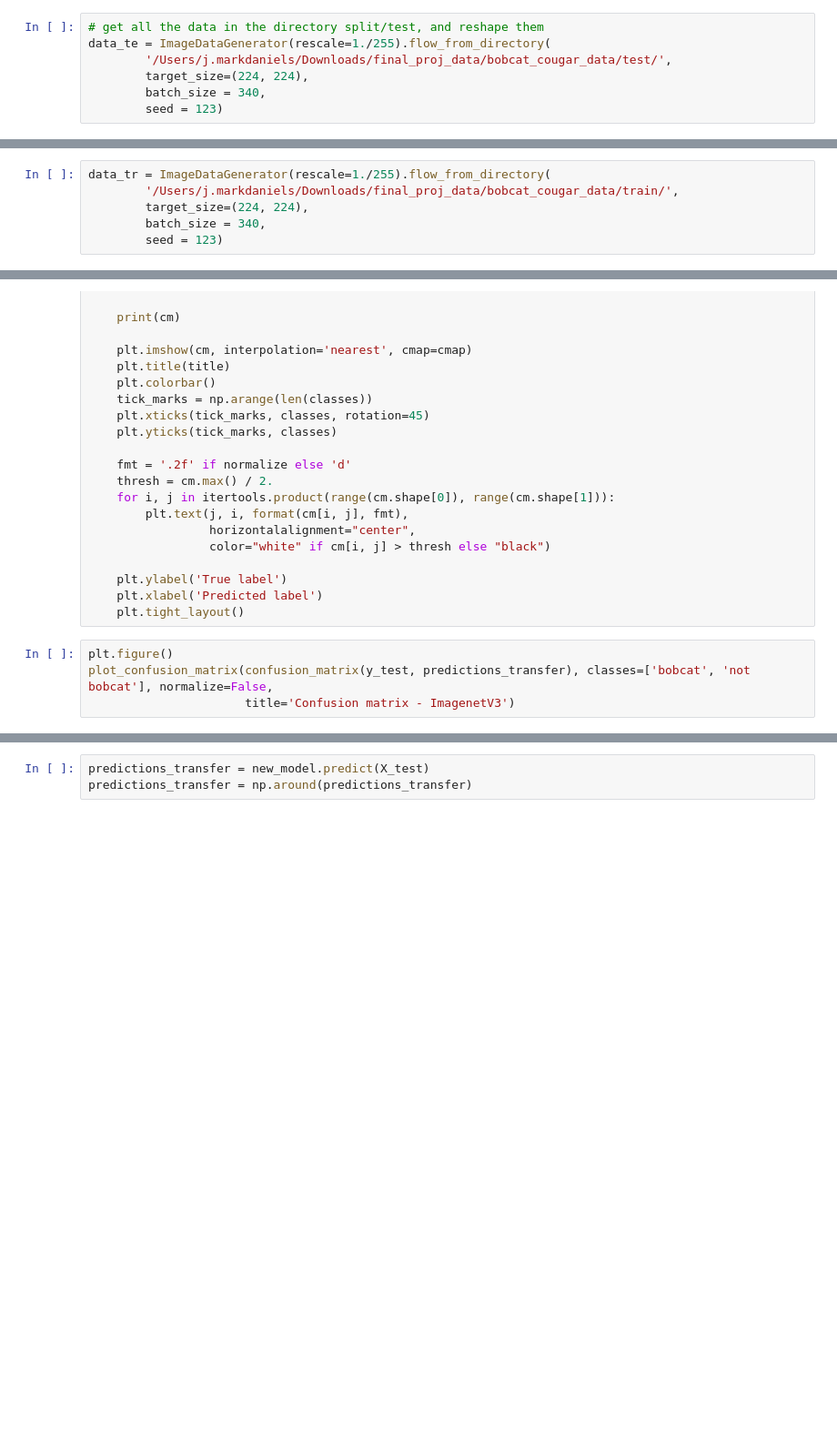
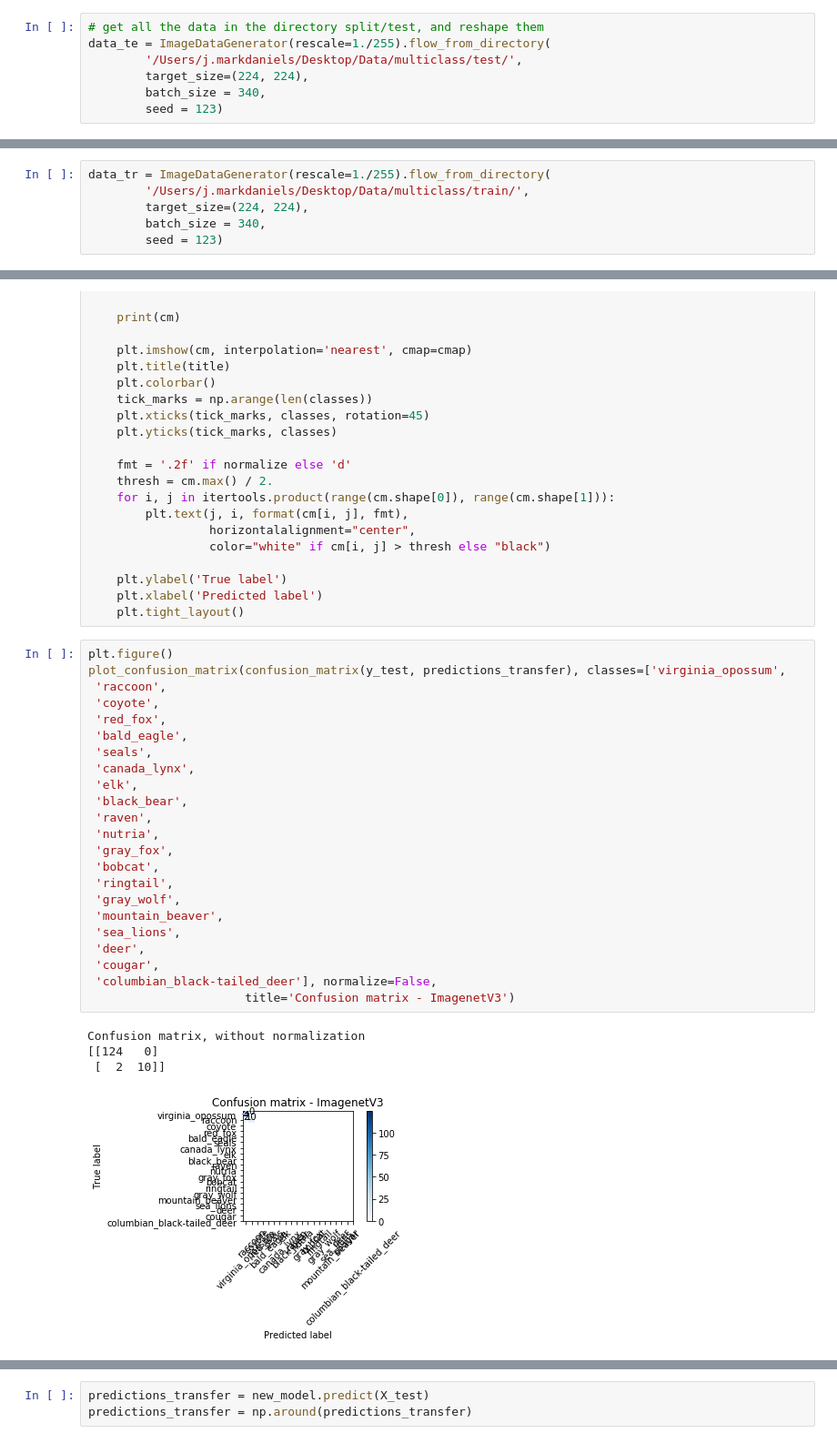
Before and after one commit to johnmarkdaniels/flatiron_final_project, a Jupyter notebook: oregon_multiclass_clean.ipynb, the cells around one changed output, grey strips where cells are left out. Shown at 91% size. Drawn from its saved outputs; the diff is of its cells as text; blank space fills up the shorter version.

Commit message:
updating multiclass model

```diff
--- a/oregon_multiclass_clean.ipynb
+++ b/oregon_multiclass_clean.ipynb
@@ -45,7 +43,7 @@ test_data_dir = '/Users/j.markdaniels/Desktop/Data/multiclass/test/'
 # %%
 # get all the data in the directory split/test, and reshape them
 data_te = ImageDataGenerator(rescale=1./255).flow_from_directory(
-        '/Users/j.markdaniels/Downloads/final_proj_data/bobcat_cougar_data/test/',
+        '/Users/j.markdaniels/Desktop/Data/multiclass/test/',
         target_size=(224, 224),
         batch_size = 340,
         seed = 123)
@@ -52,6 +52,6 @@ data_te = ImageDataGenerator(rescale=1./255).flow_from_directory(
 # %%
 data_tr = ImageDataGenerator(rescale=1./255).flow_from_directory(
-        '/Users/j.markdaniels/Downloads/final_proj_data/bobcat_cougar_data/train/',
+        '/Users/j.markdaniels/Desktop/Data/multiclass/train/',
         target_size=(224, 224),
         batch_size = 340,
         seed = 123)
@@ -143,8 +203,32 @@ def plot_confusion_matrix(cm, classes,
     plt.tight_layout()
 # %%
 plt.figure()
-plot_confusion_matrix(confusion_matrix(y_test, predictions_transfer), classes=['bobcat', 'not bobcat'], normalize=False,
+plot_confusion_matrix(confusion_matrix(y_test, predictions_transfer), classes=['virginia_opossum',
+ 'raccoon',
+ 'coyote',
+ 'red_fox',
+ 'bald_eagle',
+ 'seals',
+ 'canada_lynx',
+ 'elk',
+ 'black_bear',
+ 'raven',
+ 'nutria',
+ 'gray_fox',
+ 'bobcat',
+ 'ringtail',
+ 'gray_wolf',
+ 'mountain_beaver',
+ 'sea_lions',
+ 'deer',
+ 'cougar',
+ 'columbian_black-tailed_deer'], normalize=False,
                       title='Confusion matrix - ImagenetV3')
+# %% [output]
+Confusion matrix, without normalization
+[[124   0]
+ [  2  10]]
+[figure, added]
 # %%
 hist_new_model = new_model.history
 loss_values = hist_new_model['loss']
```
Also changed, not shown: parts of 12 cells of this notebook.
